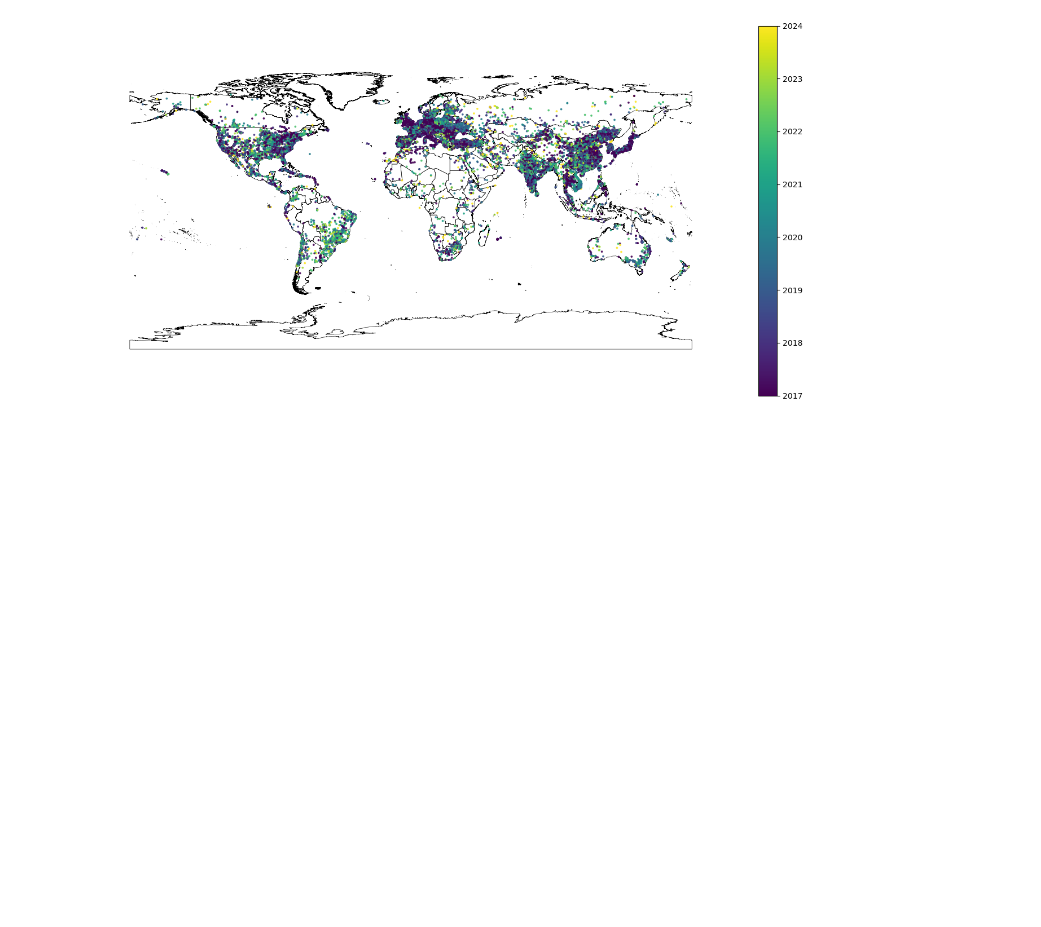
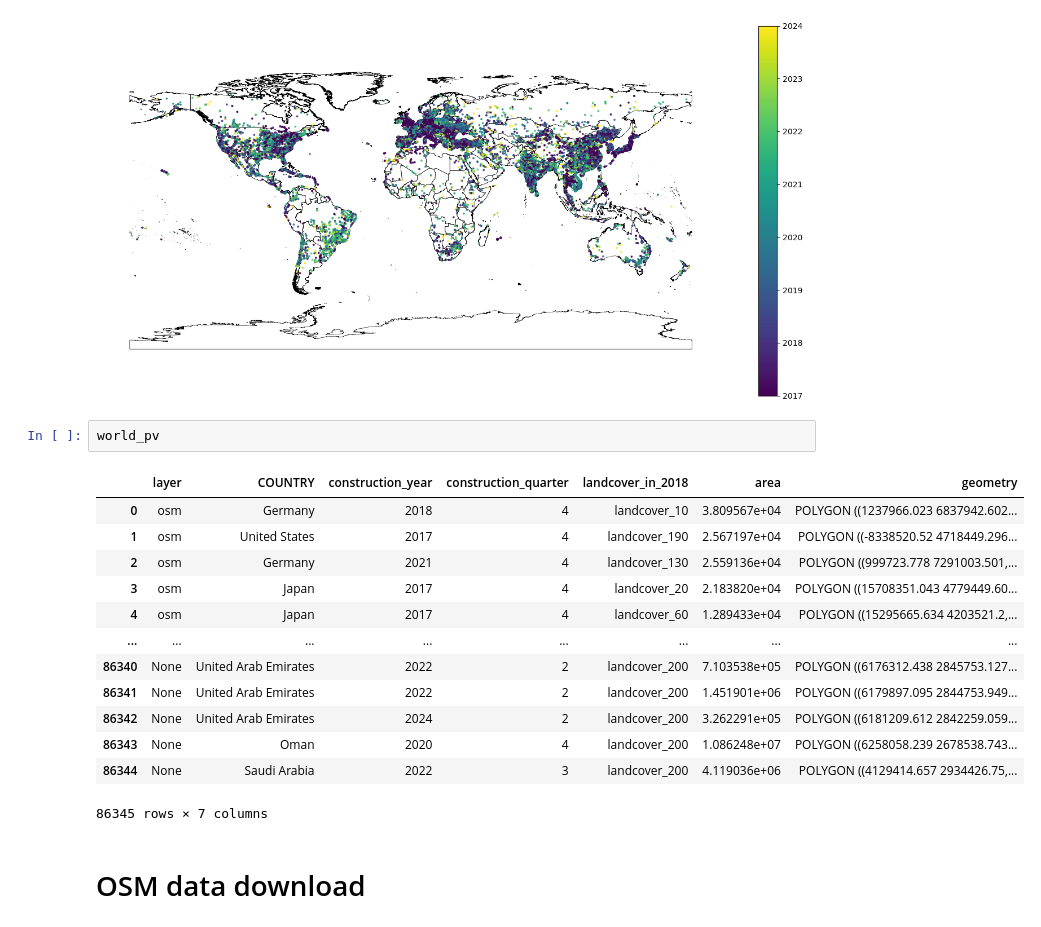
Before and after one commit to px39n/Landuse_Zhong, a Jupyter notebook: scripts/01_Feature_loading.ipynb, the cells around one changed output. Cells and saved outputs as stored; diff of their text form; blank space fills up the shorter version.

```diff
--- a/scripts/01_Feature_loading.ipynb
+++ b/scripts/01_Feature_loading.ipynb
@@ -562,3 +560,21 @@ plt.show()
 # %% [output]
   pv_pts["geometry"] = pv_pts.geometry.centroid
 [figure]
+# %%
+world_pv
+# %% [output]
+|  | layer | COUNTRY | construction_year | construction_quarter | landcover_in_2018 | area | geometry |
+| 0 | osm | Germany | 2018 | 4 | landcover_10 | 3.809567e+04 | POLYGON ((1237966.023 6837942.602... |
+| 1 | osm | United States | 2017 | 4 | landcover_190 | 2.567197e+04 | POLYGON ((-8338520.52 4718449.296... |
+| 2 | osm | Germany | 2021 | 4 | landcover_130 | 2.559136e+04 | POLYGON ((999723.778 7291003.501,... |
+| 3 | osm | Japan | 2017 | 4 | landcover_20 | 2.183820e+04 | POLYGON ((15708351.043 4779449.60... |
+| 4 | osm | Japan | 2017 | 4 | landcover_60 | 1.289433e+04 | POLYGON ((15295665.634 4203521.2,... |
+| ... | ... | ... | ... | ... | ... | ... | ... |
+| 86340 | None | United Arab Emirates | 2022 | 2 | landcover_200 | 7.103538e+05 | POLYGON ((6176312.438 2845753.127... |
+| 86341 | None | United Arab Emirates | 2022 | 2 | landcover_200 | 1.451901e+06 | POLYGON ((6179897.095 2844753.949... |
+| 86342 | None | United Arab Emirates | 2024 | 2 | landcover_200 | 3.262291e+05 | POLYGON ((6181209.612 2842259.059... |
+| 86343 | None | Oman | 2020 | 4 | landcover_200 | 1.086248e+07 | POLYGON ((6258058.239 2678538.743... |
+| 86344 | None | Saudi Arabia | 2022 | 3 | landcover_200 | 4.119036e+06 | POLYGON ((4129414.657 2934426.75,... |
+86345 rows × 7 columns
+# %% [markdown]
+# OSM data download
```
Also changed, not shown: parts of 3 cells of this notebook, 4 other files.
